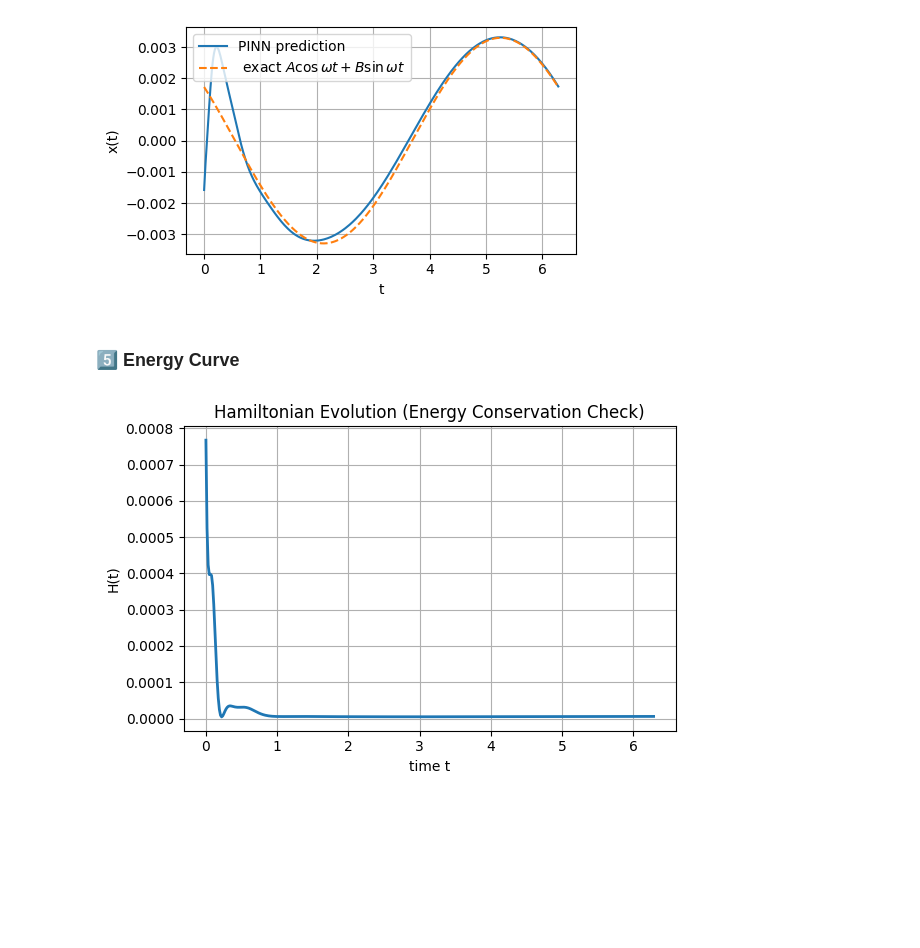
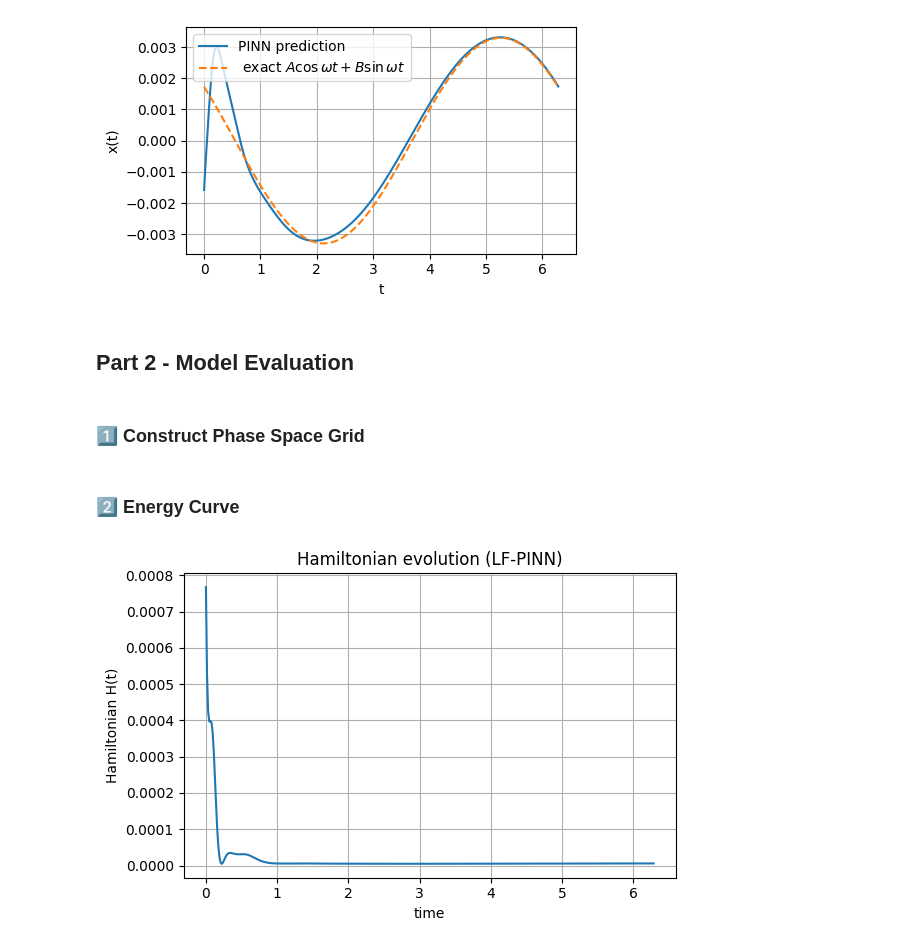
Before and after one commit to Scriber-Labs/lf-pinn-harmonic-oscillator, a Jupyter notebook: notebooks/demo.ipynb, the cells around one changed output. Cells and saved outputs as stored; diff of their text form; code cells hidden in the pictures; blank space fills up the shorter version.

Commit message:
adding a few additional visuals

```diff
--- a/notebooks/demo.ipynb
+++ b/notebooks/demo.ipynb
@@ -110,3 +117,7 @@ plt.grid(True)
 plt.show()
 # %% [output]
 [figure]
+# %% [markdown]
+## Part 2 - Model Evaluation
+# %% [markdown]
+### 1️⃣ Construct Phase Space Grid
@@ -113,33 +146,18 @@ plt.show()
 # %% [markdown]
-### 5️⃣ Energy Curve
+### 2️⃣ Energy Curve
 # %%
-# Time grid for model evalution (NOT collocation points)
-t = torch.linspace(0, 2 * torch.pi, 400).view(-1, 1)
-t.requires_grad_(True)
-
-# Forward pass
-x = model(t)
-
-# First derivative: dx/dt = p(t)
-dx = torch.autograd.grad(
-    x,
-    t,
-    grad_outputs=torch.ones_like(x),
-    create_graph=False,
-)[0]
-
 # Hamiltonian H(t)
-omega = omega   #⚠️ Make sure to use same omega used during training
-H = 0.5 * dx**2 + 0.5 * omega**2 * x**2
+H = 0.5 * p_np**2 + 0.5 * omega**2 * x_np**2
 
 # Plot Hamiltonian
 plt.figure(figsize=(6, 4))
-plt.plot(t.detach().cpu(), H.detach().cpu(), lw=2)
-plt.xlabel("time t")
-plt.ylabel("H(t)")
-plt.title("Hamiltonian Evolution (Energy Conservation Check)")
+plt.plot(t_np, H)
+plt.xlabel("time")
+plt.ylabel("Hamiltonian H(t)")
+plt.title("Hamiltonian evolution (LF-PINN)")
+plt.tight_layout()
 plt.grid(True)
-plt.tight_layout()
+plt.savefig("../artifacts/energy.png", dpi=200)
 plt.show()
 # %% [output]
-[figure, old version]
+[figure, new version]
```
Also changed, not shown: parts of 8 cells of this notebook, 6 other files.
